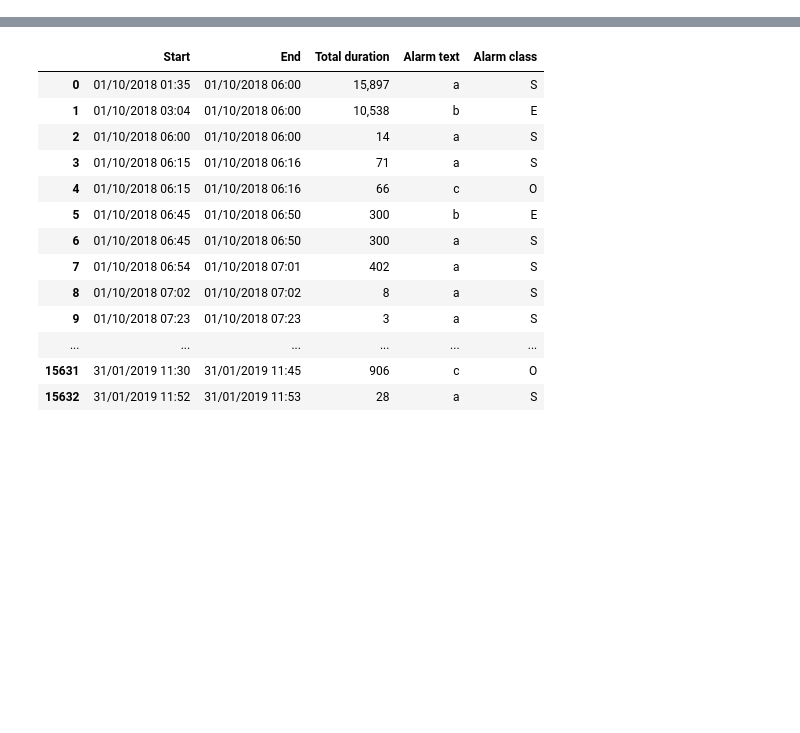
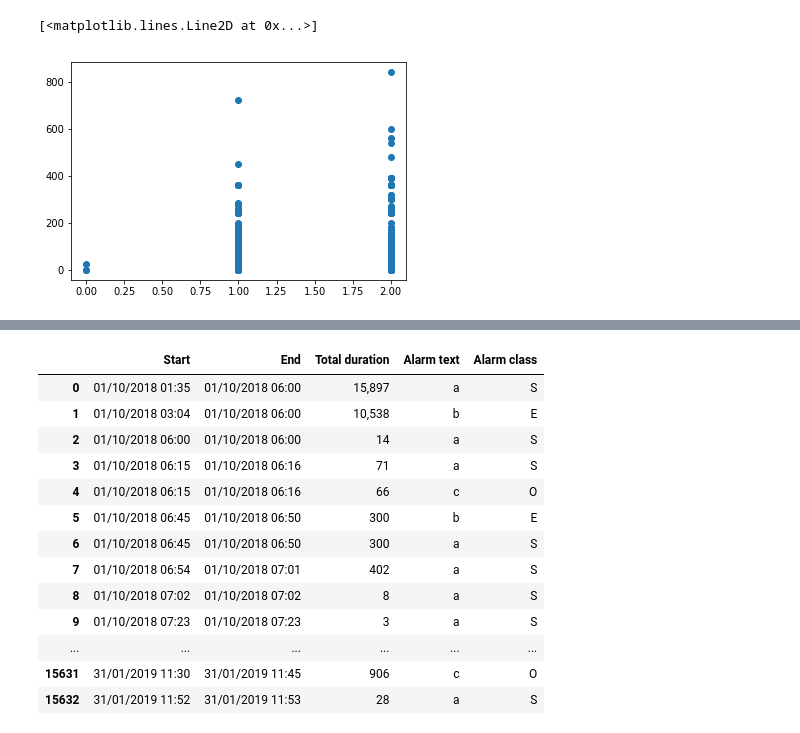
Before and after one commit to jetsaltydog/MINI_project, a Jupyter notebook: mini_data.ipynb, the cells around one changed output, grey strips where cells are left out. Drawn from its saved outputs; the diff is of its cells as text; code cells hidden in the pictures; blank space fills up the shorter version.

```diff
--- a/mini_data.ipynb
+++ b/mini_data.ipynb
@@ -26 +29,7 @@ quality_data
 18913 rows × 19 columns
+# %%
+new_quality = quality_data
+
+for i in xrange(len(quality_data)-1, -1 , -1):
+    if np.array(quality_data.iloc[i, 14:15]) == 'b' or (np.array(quality_data.iloc[i, 0:1])[0] > 0) == False:
+        new_quality = new_quality.drop(new_quality.index[i])
@@ -26,0 +68,5 @@ quality_data
+# %%
+plt.plot(np.array(new_quality.iloc[:, 16:17]), np.array(new_quality.iloc[:, 15:16]), 'o')
+# %% [output]
+[<matplotlib.lines.Line2D at 0x...>]
+[figure, added]
```
Also changed, not shown: parts of 16 cells of this notebook.
